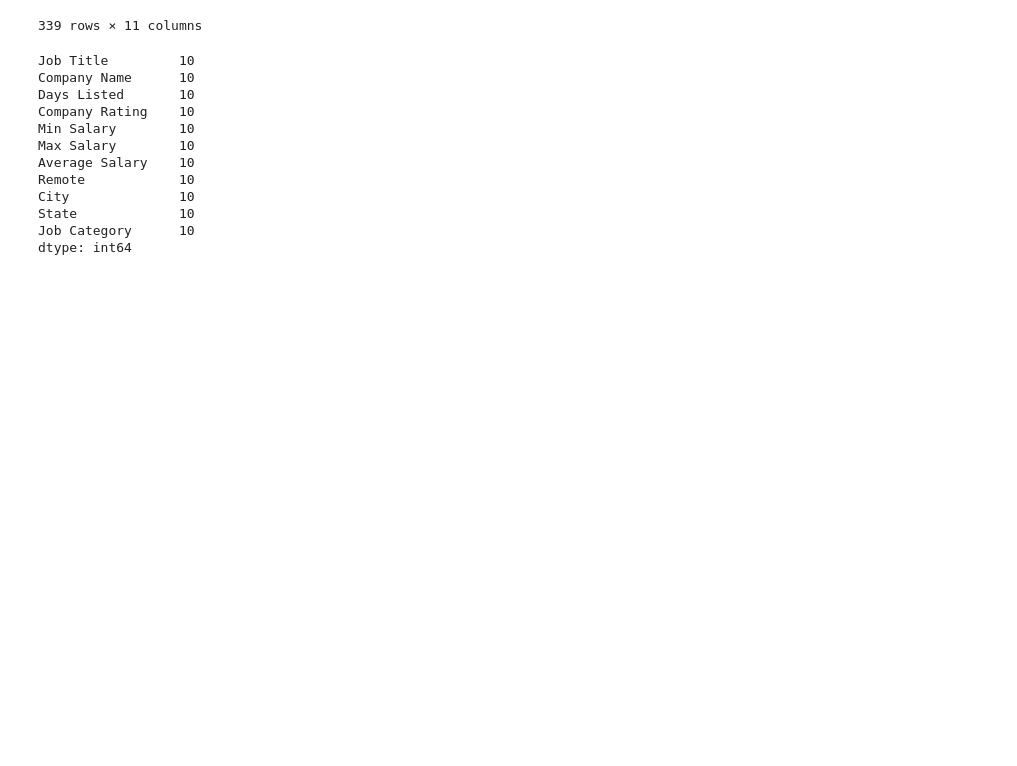
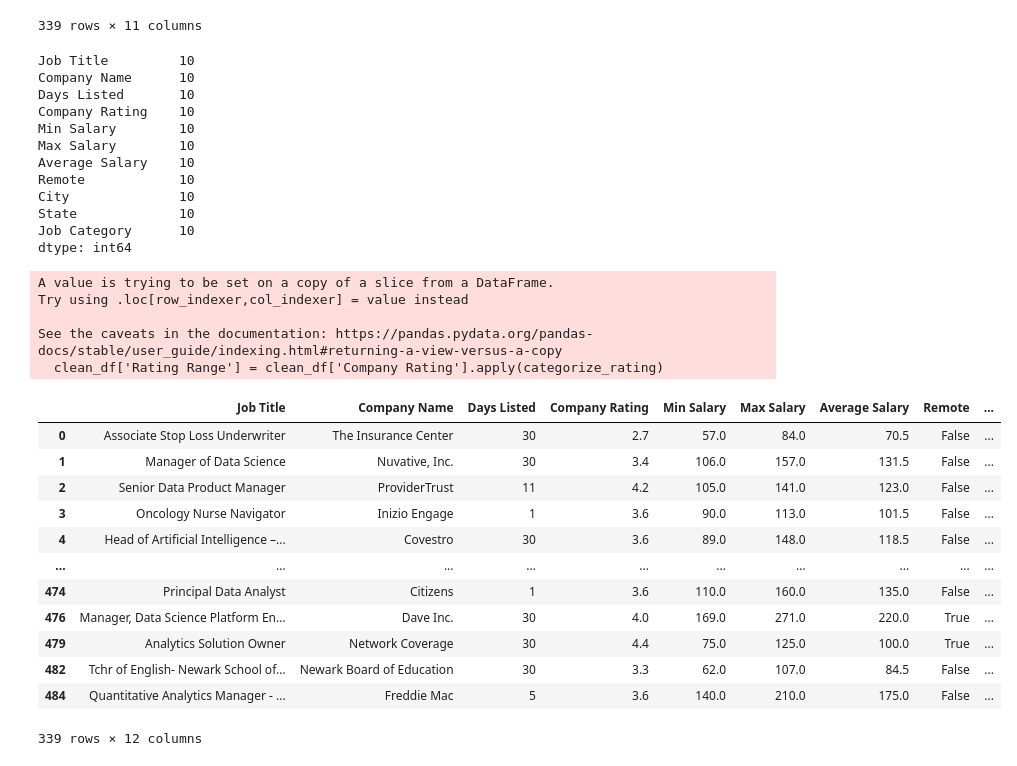
Before and after one commit to Robotrousers/Project3_JobsAnalysis, a Jupyter notebook: data_job_market.ipynb, the cells around one changed output. Saved outputs shown, nothing was run; the diff lists cells and outputs as text; code cells hidden in the pictures; blank space fills up the shorter version.

```diff
--- a/data_job_market.ipynb
+++ b/data_job_market.ipynb
@@ -292,3 +292,41 @@ City              10
 State             10
 Job Category      10
 dtype: int64
+# %%
+def categorize_rating(rating):
+    if pd.isna(rating):
+        return None
+    elif 0 <= rating < 1.1:
+        return '0-1'
+    elif 1.1 <= rating < 2.1:
+        return '1-2'
+    elif 2.1 <= rating < 3.5:
+        return '2-3'
+    elif 3.5 <= rating <= 5:
+        return '4-5'
+    else:
+        return None
+# Apply the function to create a new column 'Rating Range'
+clean_df['Rating Range'] = clean_df['Company Rating'].apply(categorize_rating)
+# %% [output]
+A value is trying to be set on a copy of a slice from a DataFrame.
+Try using .loc[row_indexer,col_indexer] = value instead
+
+See the caveats in the documentation: https://pandas.pydata.org/pandas-docs/stable/user_guide/indexing.html#returning-a-view-versus-a-copy
+  clean_df['Rating Range'] = clean_df['Company Rating'].apply(categorize_rating)
+# %%
+clean_df
+# %% [output]
+|  | Job Title | Company Name | Days Listed | Company Rating | Min Salary | Max Salary | Average Salary | Remote | ... |
+| 0 | Associate Stop Loss Underwriter | The Insurance Center | 30 | 2.7 | 57.0 | 84.0 | 70.5 | False | ... |
+| 1 | Manager of Data Science | Nuvative, Inc. | 30 | 3.4 | 106.0 | 157.0 | 131.5 | False | ... |
+| 2 | Senior Data Product Manager | ProviderTrust | 11 | 4.2 | 105.0 | 141.0 | 123.0 | False | ... |
+| 3 | Oncology Nurse Navigator | Inizio Engage | 1 | 3.6 | 90.0 | 113.0 | 101.5 | False | ... |
+| 4 | Head of Artificial Intelligence –... | Covestro | 30 | 3.6 | 89.0 | 148.0 | 118.5 | False | ... |
+| ... | ... | ... | ... | ... | ... | ... | ... | ... | ... |
+| 474 | Principal Data Analyst | Citizens | 1 | 3.6 | 110.0 | 160.0 | 135.0 | False | ... |
+| 476 | Manager, Data Science Platform En... | Dave Inc. | 30 | 4.0 | 169.0 | 271.0 | 220.0 | True | ... |
+| 479 | Analytics Solution Owner | Network Coverage | 30 | 4.4 | 75.0 | 125.0 | 100.0 | True | ... |
+| 482 | Tchr of English- Newark School of... | Newark Board of Education | 30 | 3.3 | 62.0 | 107.0 | 84.5 | False | ... |
+| 484 | Quantitative Analytics Manager - ... | Freddie Mac | 5 | 3.6 | 140.0 | 210.0 | 175.0 | False | ... |
+339 rows × 12 columns
```
Also changed, not shown: parts of 5 cells of this notebook.
